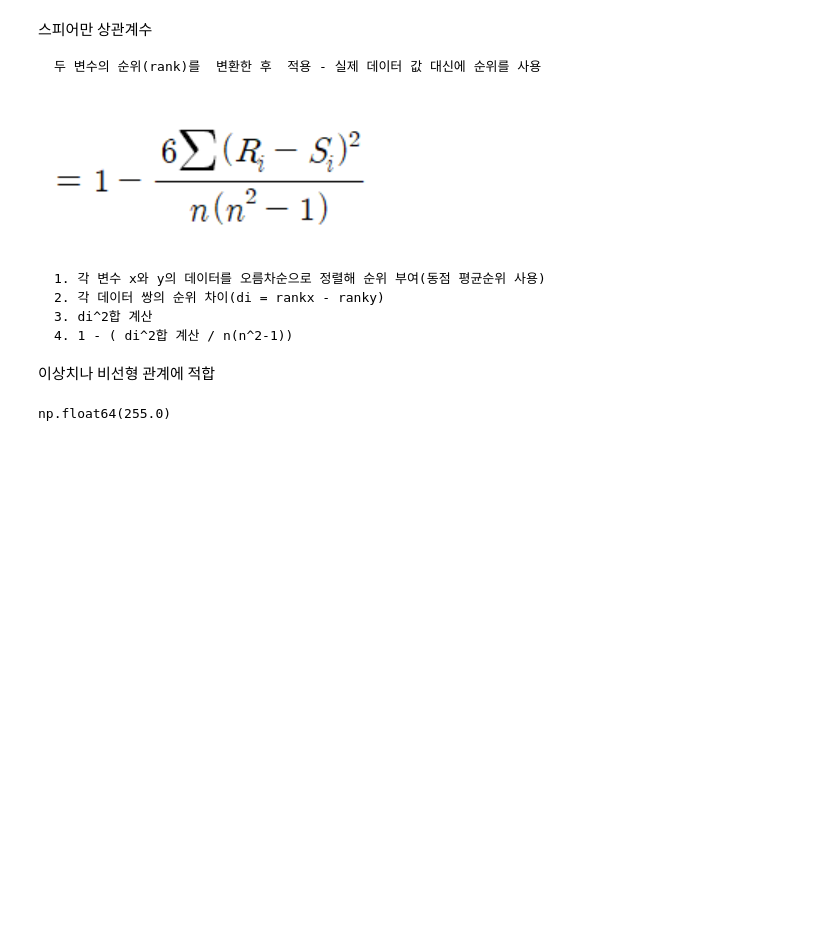
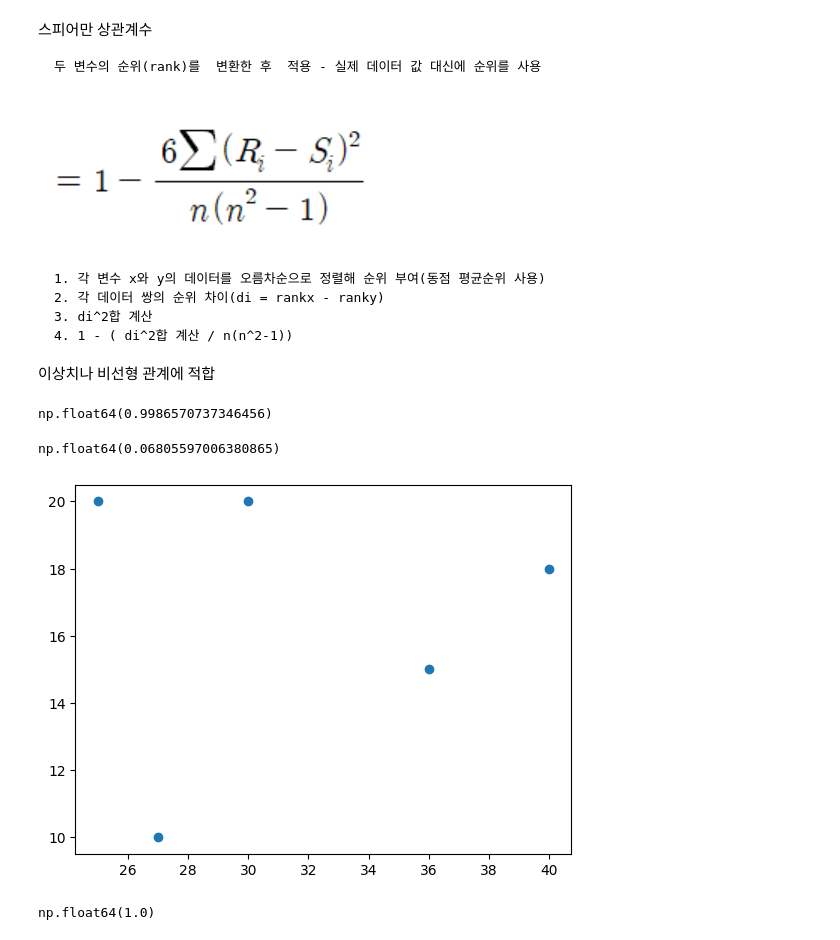
Before and after one commit to BBuSang/python, a Jupyter notebook: EDA/movie.ipynb, the cells around one changed output. Saved outputs shown, nothing was run; the diff lists cells and outputs as text; code cells hidden in the pictures; blank space fills up the shorter version.

```diff
--- a/EDA/movie.ipynb
+++ b/EDA/movie.ipynb
@@ -165,5 +165,48 @@ x_ = x - x_mean
 y_ = y - y_mean
 # 편차 곱 합
 np.sum(x_ * y_)
+# x 편차 제곱 합
+np.sum(x_ ** 2)
+# 분모
+np.sqrt(np.sum(x_ ** 2) * np.sum(y_ ** 2))
+
+
+np.sum(x_ * y_) / np.sqrt(np.sum(x_ ** 2) * np.sum(y_ ** 2))
 # %% [output]
-np.float64(255.0)
+np.float64(0.9986570737346456)
+# %%
+import matplotlib.pyplot as plt
+x=np.array([25,27,30,36,40])
+y=np.array([20,10,20,15,18])
+plt.scatter(x,y)
+x_mean = x.mean()
+y_mean = y.mean()
+
+# x y의 편차
+x_ = x - x_mean
+y_ = y - y_mean
+# 편차 곱 합
+np.sum(x_ * y_)
+# x 편차 제곱 합
+np.sum(x_ ** 2)
+# 분모
+np.sqrt(np.sum(x_ ** 2) * np.sum(y_ ** 2))
+
+
+np.sum(x_ * y_) / np.sqrt(np.sum(x_ ** 2) * np.sum(y_ ** 2))
+# %% [output]
+np.float64(0.06805597006380865)
+[figure, added]
+# %%
+# 스피어만 상관계수
+x=np.array([25,27,30,36,40])
+y=np.array([20,10,20,15,18])
+
+rank_x =  [1,2,3,4,5]
+rank_y = [1,2,3,4,5]
+# 순위 차이
+di = [0,0,0,0,0]
+# 분자 = 0
+1 - (6 * np.sum(np.array(di)**2)) / (5 * (5**2 -1))
+# %% [output]
+np.float64(1.0)
```
